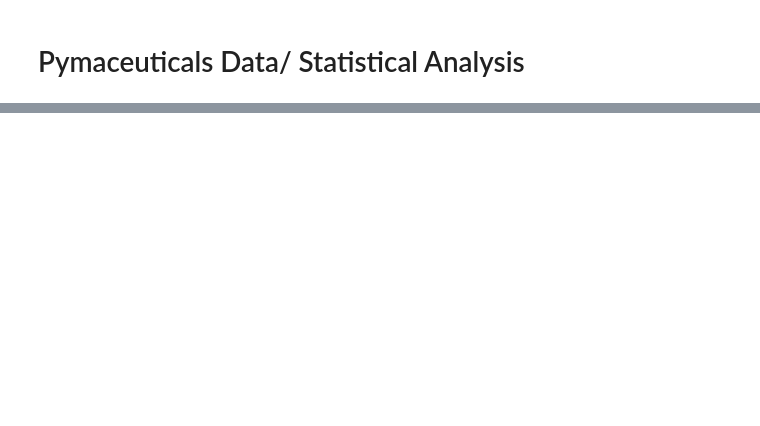
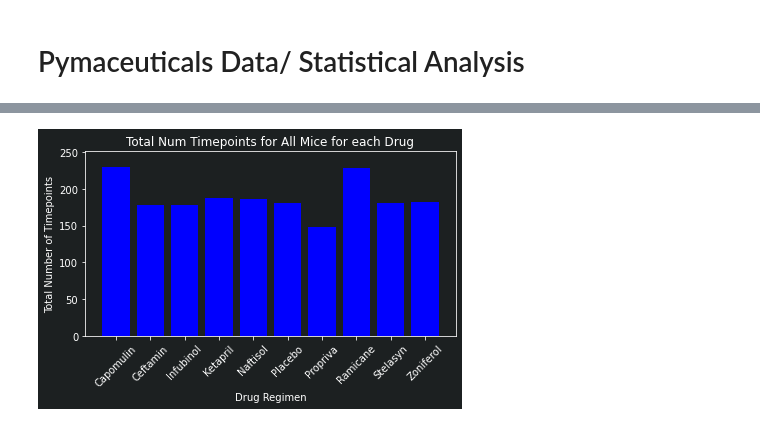
Before and after one commit to MohammedRizwan-1/MatPlotLib--Challenges, a Jupyter notebook: Data Anaylsis Script.ipynb, the cells around one changed output, grey strips where cells are left out. Cells and saved outputs as stored; diff of their text form; code cells hidden in the pictures; blank space fills up the shorter version.

```diff
--- a/Data Anaylsis Script.ipynb
+++ b/Data Anaylsis Script.ipynb
@@ -92,0 +141,22 @@ KeyError: 'Column not found: Tumour Volume (mm3)'
+# %%
+# Bar Plot using Pyplot method showing total timepoints for all mice
+# Tested for each drug throughout the study
+
+# Creating bar chart and stating colour
+plt.bar(drug_group.count()['Timepoint'].index, drug_group.count()['Timepoint'], color = 'b')
+
+# Add title and labels for the chart
+plt.title("Total Num Timepoints for All Mice for each Drug")
+plt.xlabel("Drug Regimen")
+plt.ylabel("Total Number of Timepoints")
+
+# Changing angle of index values in x-axis to better represent data
+plt.xticks([x for x in range(length)],drug_group.count()['Timepoint'].index,rotation = 45)
+
+# Set the y limits of the current chart
+plt.ylim(0, 251)
+plt.yticks(np.arange(0,251, 50.0))
+plt.tight_layout()
+plt.show()
+# %% [output]
+[figure, added]
```
Also changed, not shown: parts of 12 cells of this notebook.
